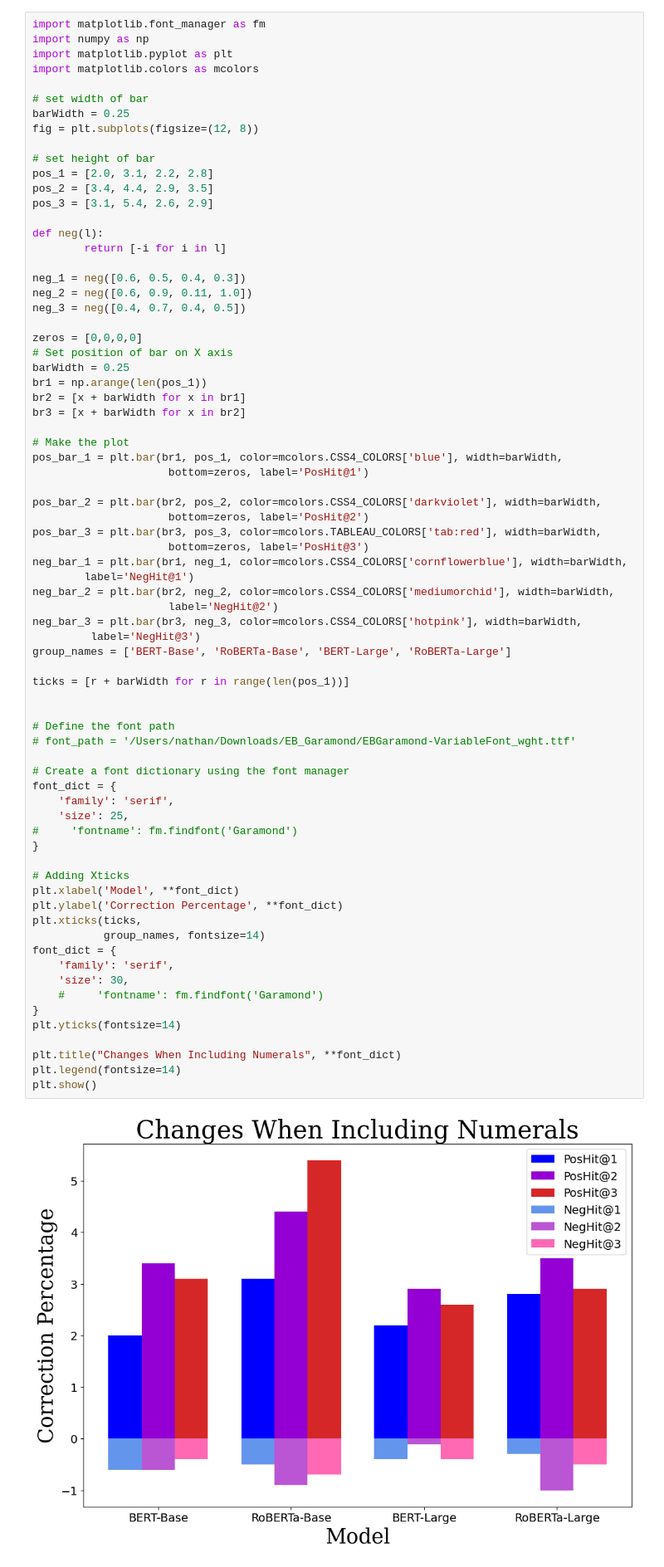
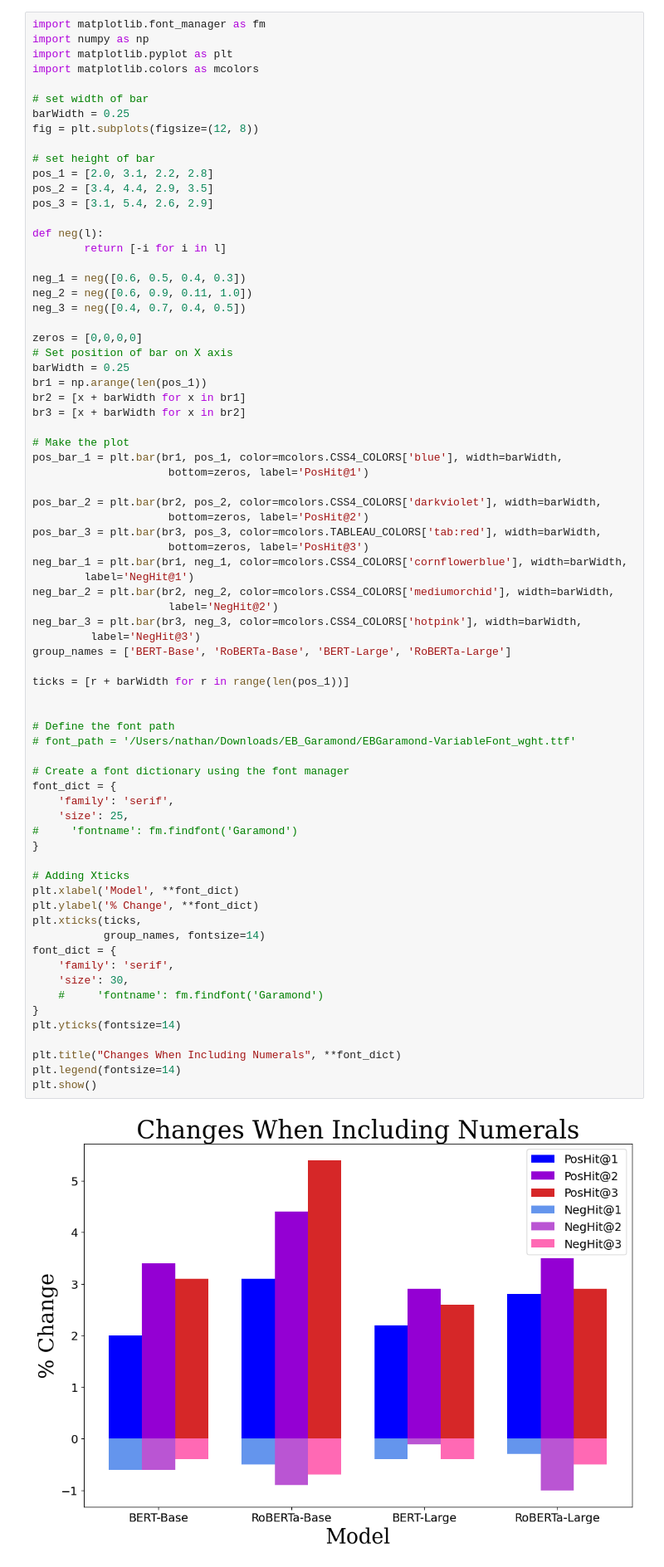
Before and after one commit to nfinkle/NumerSense, a Jupyter notebook: build_bar_graph.ipynb, the cells around one changed output. Shown at 83% size. Saved outputs shown, nothing was run; the diff lists cells and outputs as text.

```diff
--- a/build_bar_graph.ipynb
+++ b/build_bar_graph.ipynb
@@ -44,35 +44,35 @@ neg_bar_3 = plt.bar(br3, neg_3, color=mcolors.CSS4_COLORS['hotpink'], width=barW
 group_names = ['BERT-Base', 'RoBERTa-Base', 'BERT-Large', 'RoBERTa-Large']
 
 ticks = [r + barWidth for r in range(len(pos_1))]
 
 
 # Define the font path
 # font_path = '/Users/nathan/Downloads/EB_Garamond/EBGaramond-VariableFont_wght.ttf'
 
 # Create a font dictionary using the font manager
 font_dict = {
     'family': 'serif',
     'size': 25,
 #     'fontname': fm.findfont('Garamond')
 }
 
 # Adding Xticks
 plt.xlabel('Model', **font_dict)
-plt.ylabel('Correction Percentage', **font_dict)
+plt.ylabel('% Change', **font_dict)
 plt.xticks(ticks,
            group_names, fontsize=14)
 font_dict = {
     'family': 'serif',
     'size': 30,
     #     'fontname': fm.findfont('Garamond')
 }
 plt.yticks(fontsize=14)
 
 plt.title("Changes When Including Numerals", **font_dict)
 plt.legend(fontsize=14)
 plt.show()
 # %% [output]
-[figure, old version]
+[figure, new version]
 # %%
 import matplotlib.font_manager as fm
 import numpy as np
```
Also changed, not shown: parts of 1 cell of this notebook, 6 other files.
